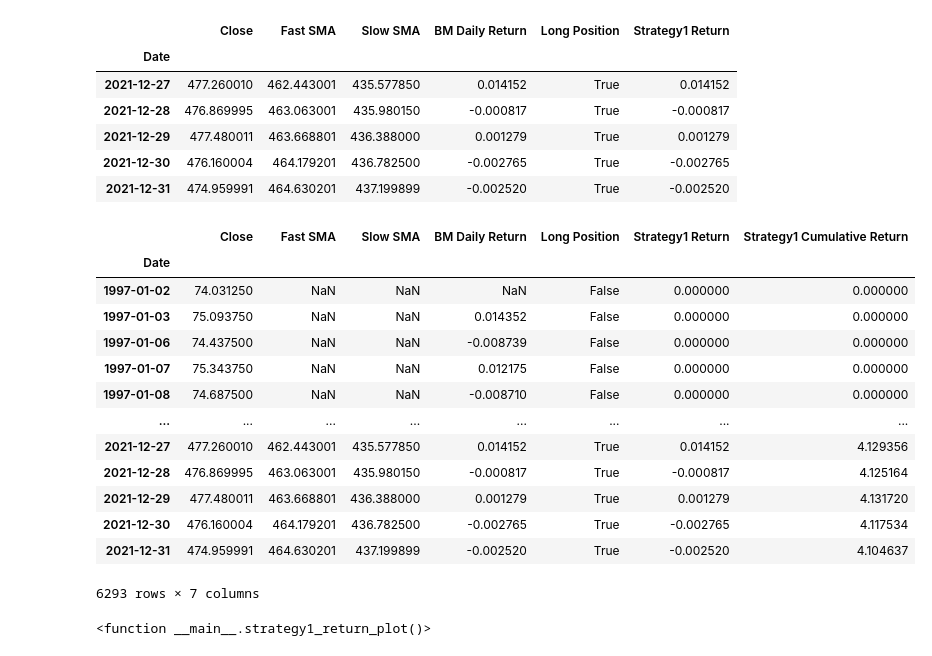
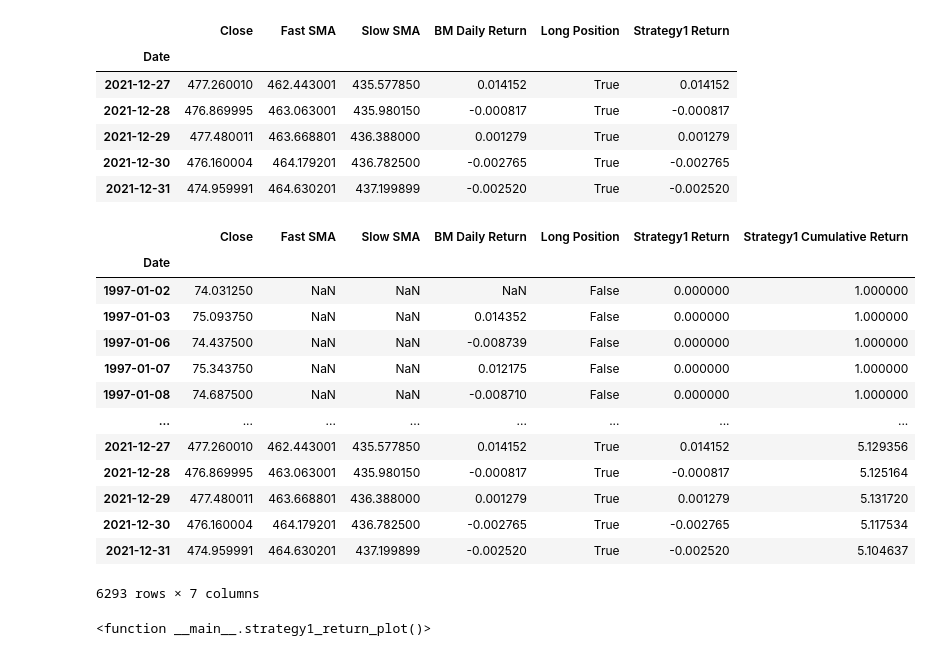
Before and after one commit to brilliantlyc/Backtesting_MA_Crossover_Strategies, a Jupyter notebook: project_1_hanna_v3.ipynb, the cells around one changed output. Cells and saved outputs as stored; diff of their text form; code cells hidden in the pictures.

```diff
--- a/project_1_hanna_v2.ipynb
+++ b/project_1_hanna_v3.ipynb
@@ -131,7 +131,7 @@ spy_daily_return = spy_daily_return.pct_change()
 spy_daily_return.rename(columns= {"Close" : "BM Daily Return"}, inplace = True)
 # %%
 # Cumulative return
-spy_daily_return["BM Cumulative Return"] = (1 + spy_daily_return["BM Daily Return"]).cumprod() - 1
+spy_daily_return["BM Cumulative Return"] = (1 + spy_daily_return["BM Daily Return"]).cumprod()
 spy_daily_return
 # %% [output]
 |  | BM Daily Return | BM Cumulative Return |
@@ -310,22 +310,22 @@ strategy1_return.tail()
 | 2021-12-30 | 476.160004 | 464.179201 | 436.782500 | -0.002765 | True | -0.002765 |
 | 2021-12-31 | 474.959991 | 464.630201 | 437.199899 | -0.002520 | True | -0.002520 |
 # %%
-strategy1_return["Strategy1 Cumulative Return"] = (1+ strategy1_return["Strategy1 Return"]).cumprod()-1
+strategy1_return["Strategy1 Cumulative Return"] = (1+ strategy1_return["Strategy1 Return"]).cumprod()
 strategy1_return
 # %% [output]
 |  | Close | Fast SMA | Slow SMA | BM Daily Return | Long Position | Strategy1 Return | Strategy1 Cumulative Return |
 | Date |  |  |  |  |  |  |  |
-| 1997-01-02 | 74.031250 | NaN | NaN | NaN | False | 0.000000 | 0.000000 |
-| 1997-01-03 | 75.093750 | NaN | NaN | 0.014352 | False | 0.000000 | 0.000000 |
-| 1997-01-06 | 74.437500 | NaN | NaN | -0.008739 | False | 0.000000 | 0.000000 |
-| 1997-01-07 | 75.343750 | NaN | NaN | 0.012175 | False | 0.000000 | 0.000000 |
-| 1997-01-08 | 74.687500 | NaN | NaN | -0.008710 | False | 0.000000 | 0.000000 |
+| 1997-01-02 | 74.031250 | NaN | NaN | NaN | False | 0.000000 | 1.000000 |
+| 1997-01-03 | 75.093750 | NaN | NaN | 0.014352 | False | 0.000000 | 1.000000 |
+| 1997-01-06 | 74.437500 | NaN | NaN | -0.008739 | False | 0.000000 | 1.000000 |
+| 1997-01-07 | 75.343750 | NaN | NaN | 0.012175 | False | 0.000000 | 1.000000 |
+| 1997-01-08 | 74.687500 | NaN | NaN | -0.008710 | False | 0.000000 | 1.000000 |
 | ... | ... | ... | ... | ... | ... | ... | ... |
-| 2021-12-27 | 477.260010 | 462.443001 | 435.577850 | 0.014152 | True | 0.014152 | 4.129356 |
-| 2021-12-28 | 476.869995 | 463.063001 | 435.980150 | -0.000817 | True | -0.000817 | 4.125164 |
-| 2021-12-29 | 477.480011 | 463.668801 | 436.388000 | 0.001279 | True | 0.001279 | 4.131720 |
-| 2021-12-30 | 476.160004 | 464.179201 | 436.782500 | -0.002765 | True | -0.002765 | 4.117534 |
-| 2021-12-31 | 474.959991 | 464.630201 | 437.199899 | -0.002520 | True | -0.002520 | 4.104637 |
+| 2021-12-27 | 477.260010 | 462.443001 | 435.577850 | 0.014152 | True | 0.014152 | 5.129356 |
+| 2021-12-28 | 476.869995 | 463.063001 | 435.980150 | -0.000817 | True | -0.000817 | 5.125164 |
+| 2021-12-29 | 477.480011 | 463.668801 | 436.388000 | 0.001279 | True | 0.001279 | 5.131720 |
+| 2021-12-30 | 476.160004 | 464.179201 | 436.782500 | -0.002765 | True | -0.002765 | 5.117534 |
+| 2021-12-31 | 474.959991 | 464.630201 | 437.199899 | -0.002520 | True | -0.002520 | 5.104637 |
 6293 rows × 7 columns
 # %%
 # Plot with the benchmark
```
Also changed, not shown: parts of 14 cells of this notebook.
